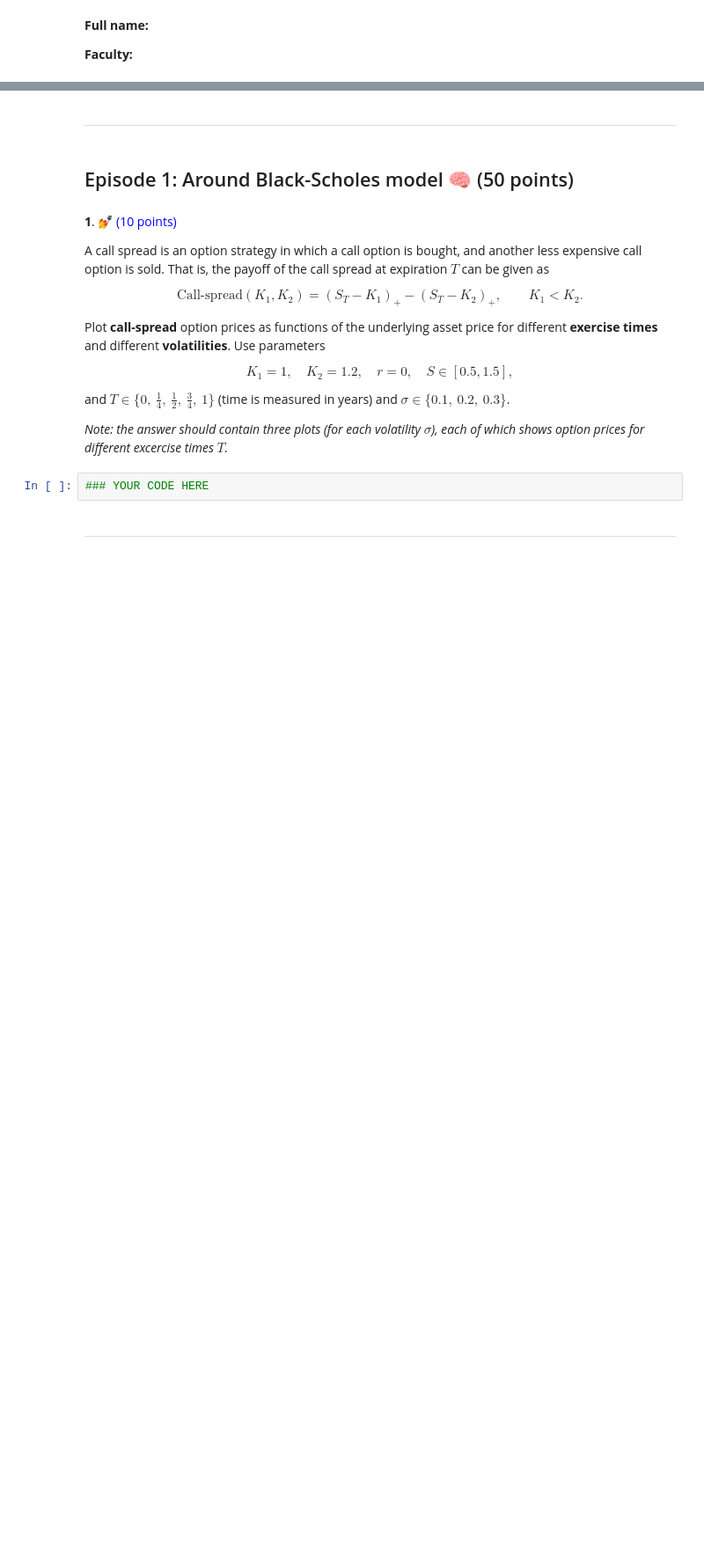
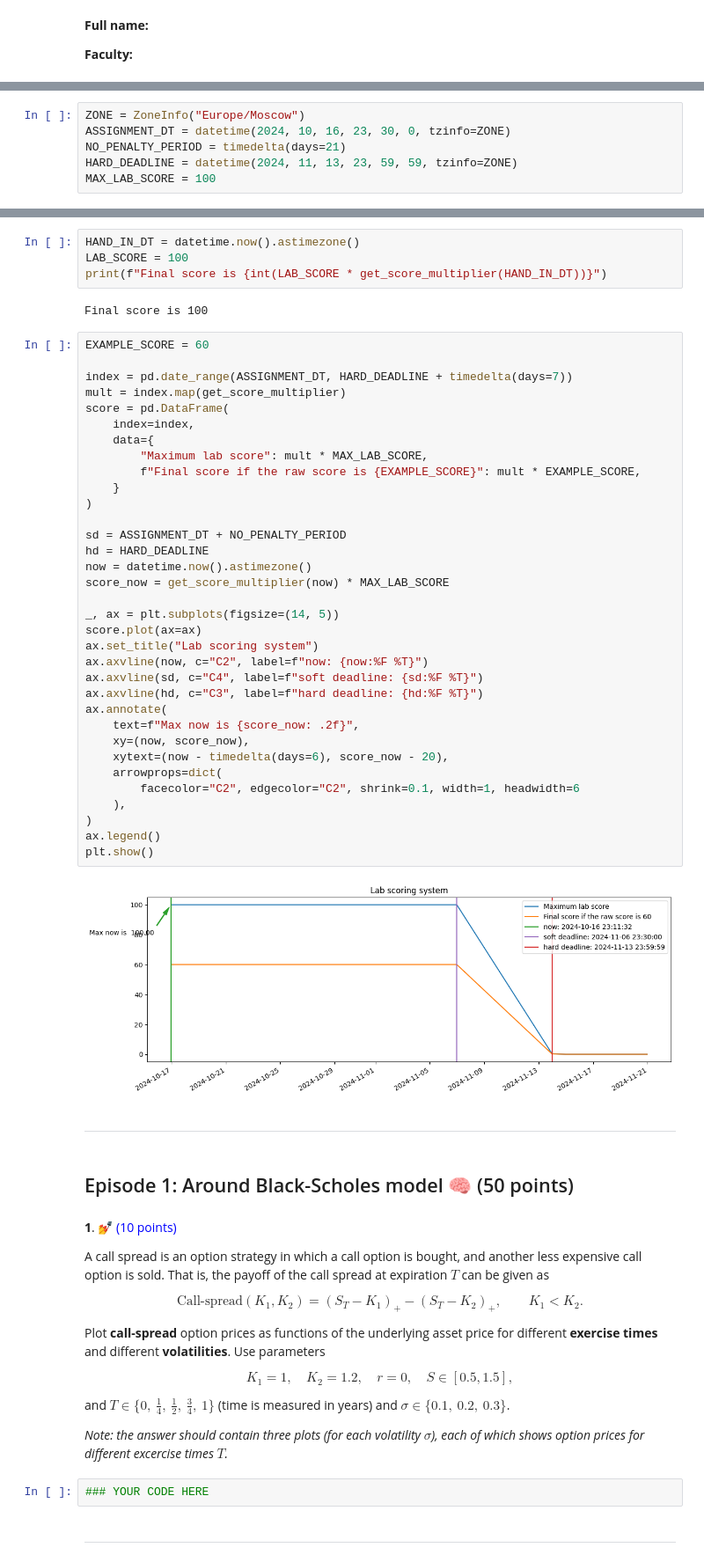
Before and after one commit to VegaInstitute/C-StochasticVolatility, a Jupyter notebook: Lab 1.ipynb, the cells around one changed output, grey strips where cells are left out. Shown at 88% size. Saved outputs shown, nothing was run; the diff lists cells and outputs as text; blank space fills up the shorter version.

Commit message:
Lab scoring system

```diff
--- a/Lab 1.ipynb
+++ b/Lab 1.ipynb
@@ -26,0 +36,6 @@ from tqdm.auto import trange
+# %%
+ZONE = ZoneInfo("Europe/Moscow")
+ASSIGNMENT_DT = datetime(2024, 10, 16, 23, 30, 0, tzinfo=ZONE)
+NO_PENALTY_PERIOD = timedelta(days=21)
+HARD_DEADLINE = datetime(2024, 11, 13, 23, 59, 59, tzinfo=ZONE)
+MAX_LAB_SCORE = 100
@@ -27,3 +69,45 @@ from tqdm.auto import trange
+# %%
+HAND_IN_DT = datetime.now().astimezone()
+LAB_SCORE = 100
+print(f"Final score is {int(LAB_SCORE * get_score_multiplier(HAND_IN_DT))}")
+# %% [output]
+Final score is 100
+# %%
+EXAMPLE_SCORE = 60
+
+index = pd.date_range(ASSIGNMENT_DT, HARD_DEADLINE + timedelta(days=7))
+mult = index.map(get_score_multiplier)
+score = pd.DataFrame(
+    index=index,
+    data={
+        "Maximum lab score": mult * MAX_LAB_SCORE,
+        f"Final score if the raw score is {EXAMPLE_SCORE}": mult * EXAMPLE_SCORE,
+    }
+)
+
+sd = ASSIGNMENT_DT + NO_PENALTY_PERIOD
+hd = HARD_DEADLINE
+now = datetime.now().astimezone()
+score_now = get_score_multiplier(now) * MAX_LAB_SCORE
+
+_, ax = plt.subplots(figsize=(14, 5))
+score.plot(ax=ax)
+ax.set_title("Lab scoring system")
+ax.axvline(now, c="C2", label=f"now: {now:%F %T}")
+ax.axvline(sd, c="C4", label=f"soft deadline: {sd:%F %T}")
+ax.axvline(hd, c="C3", label=f"hard deadline: {hd:%F %T}")
+ax.annotate(
+    text=f"Max now is {score_now: .2f}",
+    xy=(now, score_now),
+    xytext=(now - timedelta(days=6), score_now - 20),
+    arrowprops=dict(
+        facecolor="C2", edgecolor="C2", shrink=0.1, width=1, headwidth=6
+    ),
+)
+ax.legend()
+plt.show()
+# %% [output]
+[figure, added]
 # %% [markdown]
 ---
 # %% [markdown]
```
Also changed, not shown: parts of 8 cells of this notebook, 1 other file.
